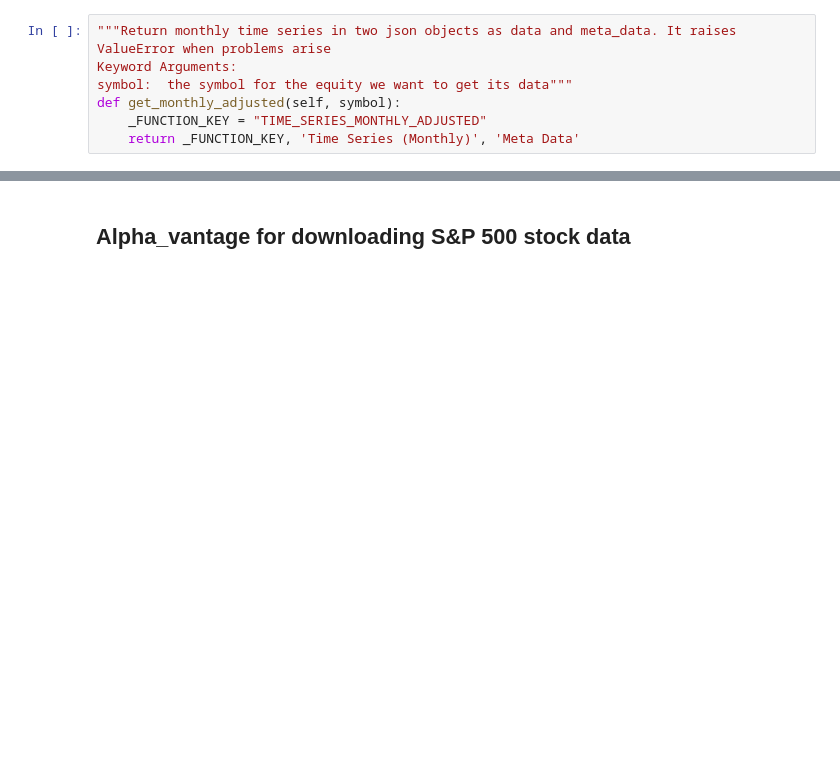
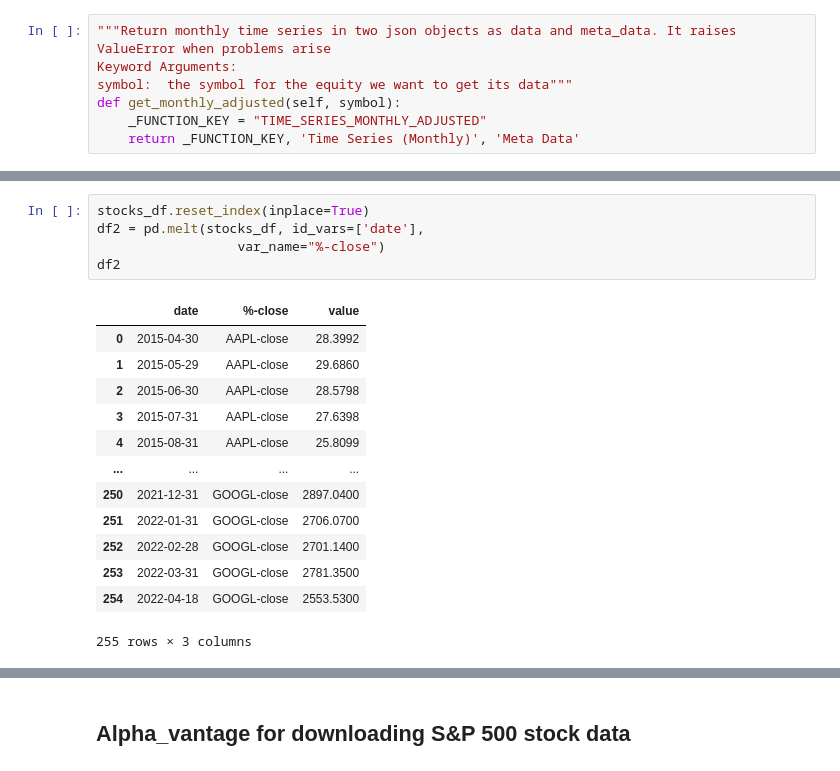
Before and after one commit to evianap/Roboadvisor, a Jupyter notebook: Obtain Stocks.ipynb, the cells around one changed output, grey strips where cells are left out. Drawn from its saved outputs; the diff is of its cells as text; blank space fills up the shorter version.

```diff
--- a/Obtain Stocks.ipynb
+++ b/Obtain Stocks.ipynb
@@ -89,0 +111,19 @@ date
+# %%
+stocks_df.reset_index(inplace=True)
+df2 = pd.melt(stocks_df, id_vars=['date'],
+                  var_name="%-close")
+df2
+# %% [output]
+|  | date | %-close | value |
+| 0 | 2015-04-30 | AAPL-close | 28.3992 |
+| 1 | 2015-05-29 | AAPL-close | 29.6860 |
+| 2 | 2015-06-30 | AAPL-close | 28.5798 |
+| 3 | 2015-07-31 | AAPL-close | 27.6398 |
+| 4 | 2015-08-31 | AAPL-close | 25.8099 |
+| ... | ... | ... | ... |
+| 250 | 2021-12-31 | GOOGL-close | 2897.0400 |
+| 251 | 2022-01-31 | GOOGL-close | 2706.0700 |
+| 252 | 2022-02-28 | GOOGL-close | 2701.1400 |
+| 253 | 2022-03-31 | GOOGL-close | 2781.3500 |
+| 254 | 2022-04-18 | GOOGL-close | 2553.5300 |
+255 rows × 3 columns
```
Also changed, not shown: parts of 10 cells of this notebook, 2 other files.
